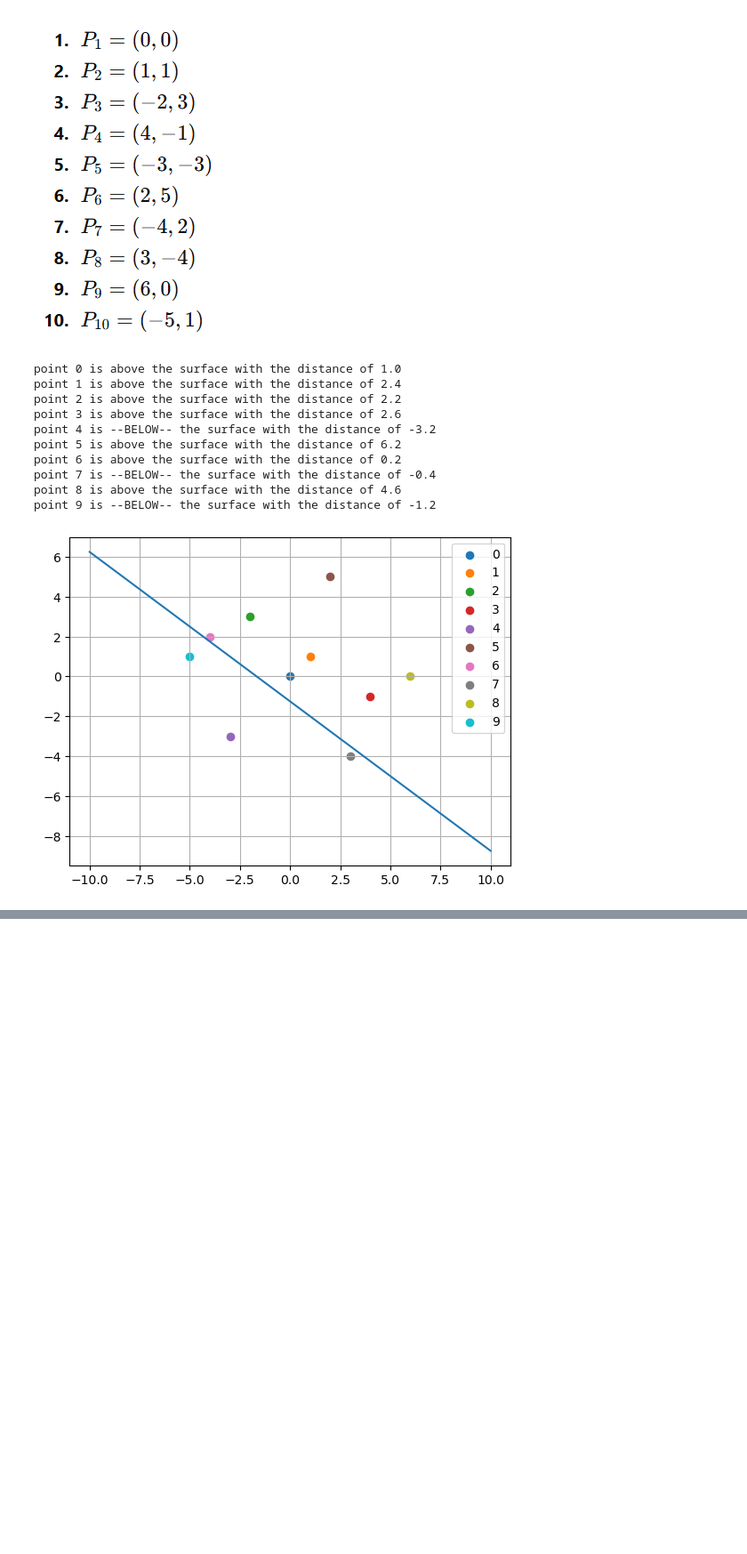
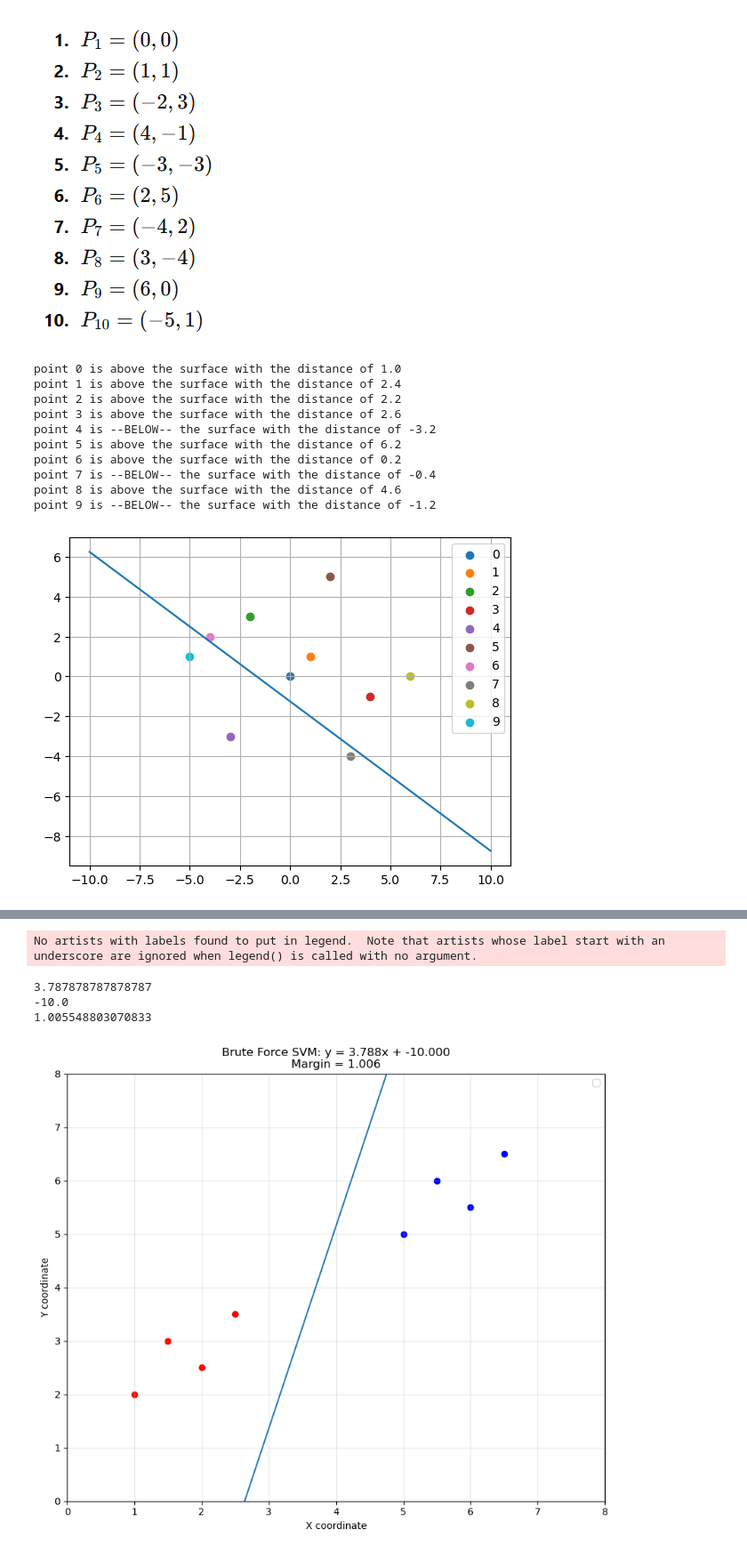
Before and after one commit to pythonai200425/20.11.2025, a Jupyter notebook: svm_1.ipynb, the cells around one changed output, grey strips where cells are left out. Shown at 89% size. Saved outputs shown, nothing was run; the diff lists cells and outputs as text; code cells hidden in the pictures; blank space fills up the shorter version.

```diff
--- a/svm_1.ipynb
+++ b/svm_1.ipynb
@@ -116,7 +116,7 @@ labels = np.array([0, 0, 0, 0, 1, 1, 1, 1])  # 0 for group A, 1 for group B
 
 # find the best svm plane
 
-def get_distance(point, a1, a2, c)
+def get_signed_distance(point, a1, a2, c):
         x = point[0]
         y = point[1]
         numerator = a1 * x + a2 * y + c
@@ -124,32 +124,85 @@ def get_distance(point, a1, a2, c)
         vec_dist = numerator / denominator
         return vec_dist
 
-def get_abs_distance(point, a1, a2, c)
+def get_abs_distance(point, a1, a2, c):
     return abs(distance(point, a1, a2, c))
 
-slopes = np.linspace(-5, 5, 500)
-intercepts = np.linspace(-10, 20, 500)
+slopes = np.linspace(-5, 5, 100)
+intercepts = np.linspace(-10, 20, 100)
 
 print("Searching for best separating line...")
 
+largest_distance_from_min = -1  # the largest distance from the closest point
+best_slope = None
+best_intercept = None
 for slope in slopes:
     for intercept in intercepts:
         # a1*X + a2*Y + c = 0
+
         # y = aX + b
-        # 0 = aX -y + b
+        # 0 = aX + b -1*y
+        # 0 = aX -1*y + b
+        # 0 = aX -1*y + c
         # a1 = slope
         # a2 = -1
         # c = intercept
 
         # step 1 check if all points are in he correct side
         # signed_distance
-        # if label == 0 --> signed_distance (negative)
-        # if label == 1 --> signed_distance (positive)
+        # if label == 0 --> get_signed_distance (negative)
+        # if label == 1 --> get_signed_distance (positive)
         # if 1 point does not match --> continue
         # save the line
 
+        valid = True
+        distances = []
+        for point in group_a:
+            dist = get_signed_distance(point, slope, -1, intercept)
+            # should be negative, if positive -- the line is invalid
+            if dist >= 0:
+                valid = False
+            else:
+                distances.append(abs(dist))
+
+        for point in group_b:
+            dist = get_signed_distance(point, slope, -1, intercept)
+            # should be positive, if negative -- the line is invalid
+            if dist <= 0:
+                valid = False
+            else:
+                distances.append(abs(dist))
+
+        if not valid:
+            continue
+
         # step 2 - find the closest point to this surface
         # place all disatnces in a list and choose the minimum
+        closest_point_distance = min(distances)  # closest point to the surface
+        if closest_point_distance > largest_distance_from_min:
+            largest_distance_from_min = closest_point_distance
+            best_slope = slope
+            best_intercept = intercept
 
-# print the line
+print(best_slope)
+print(best_intercept)
+print(largest_distance_from_min)
+
+fig, ax = plt.subplots(figsize=(10, 8))
+ax.set_xlabel('X coordinate')
+ax.set_ylabel('Y coordinate')
+ax.legend()
+ax.set_title(f'Brute Force SVM: y = {best_slope:.3f}x + {best_intercept:.3f}\nMargin = {largest_distance_from_min:.3f}')
+ax.grid(True, alpha=0.3)
+ax.set_xlim(0, 8)
+ax.set_ylim(0, 8)
+
+line_x = np.linspace(0, 10, 10)
+line_y = best_slope * line_x + best_intercept
+ax.plot(line_x, line_y)
+
+
+ax.scatter(group_a[: , 0], group_a[: , 1], color='red')
+ax.scatter(group_b[: , 0], group_b[: , 1], color='blue')
+
+plt.show()
 # %% [output]
@@ -163,0 +210,5 @@ array([[1. , 2. ],
+No artists with labels found to put in legend.  Note that artists whose label start with an underscore are ignored when legend() is called with no argument.
+3.787878787878787
+-10.0
+1.005548803070833
+[figure, added]
```
Also changed, not shown: parts of 1 cell of this notebook.
